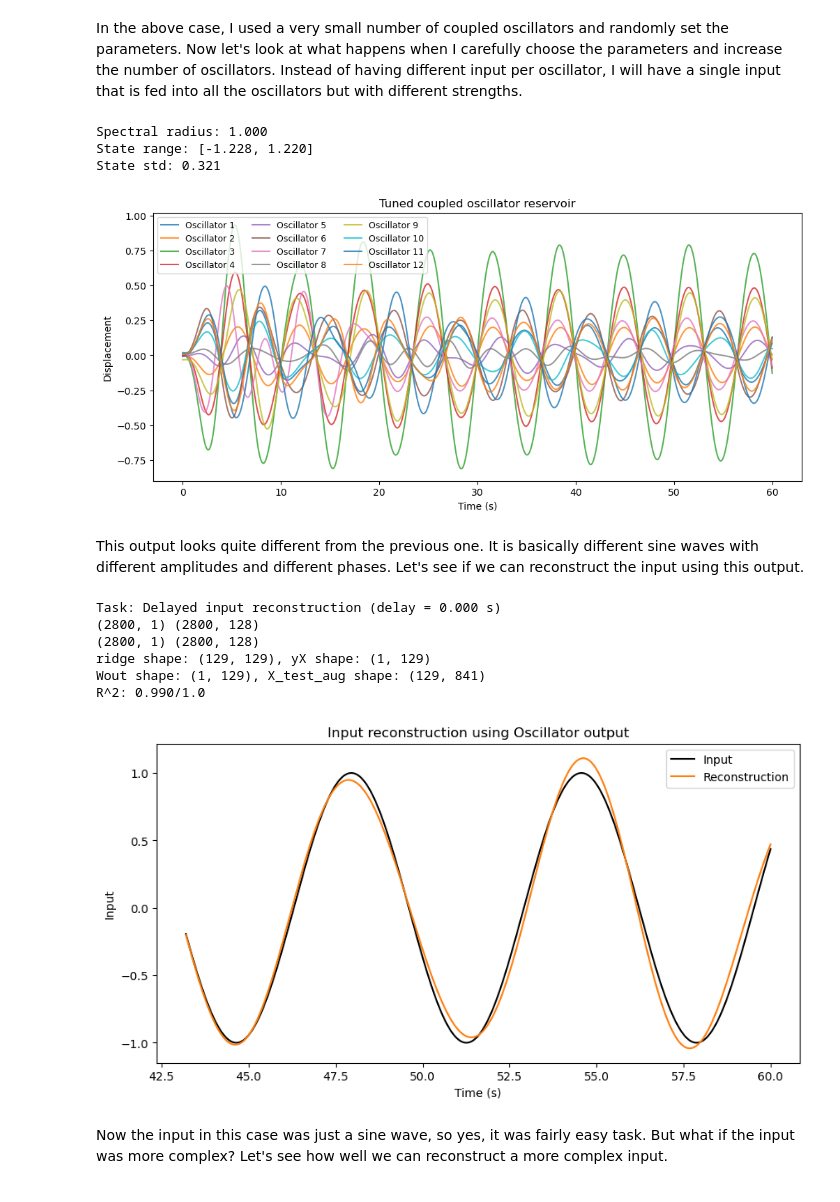
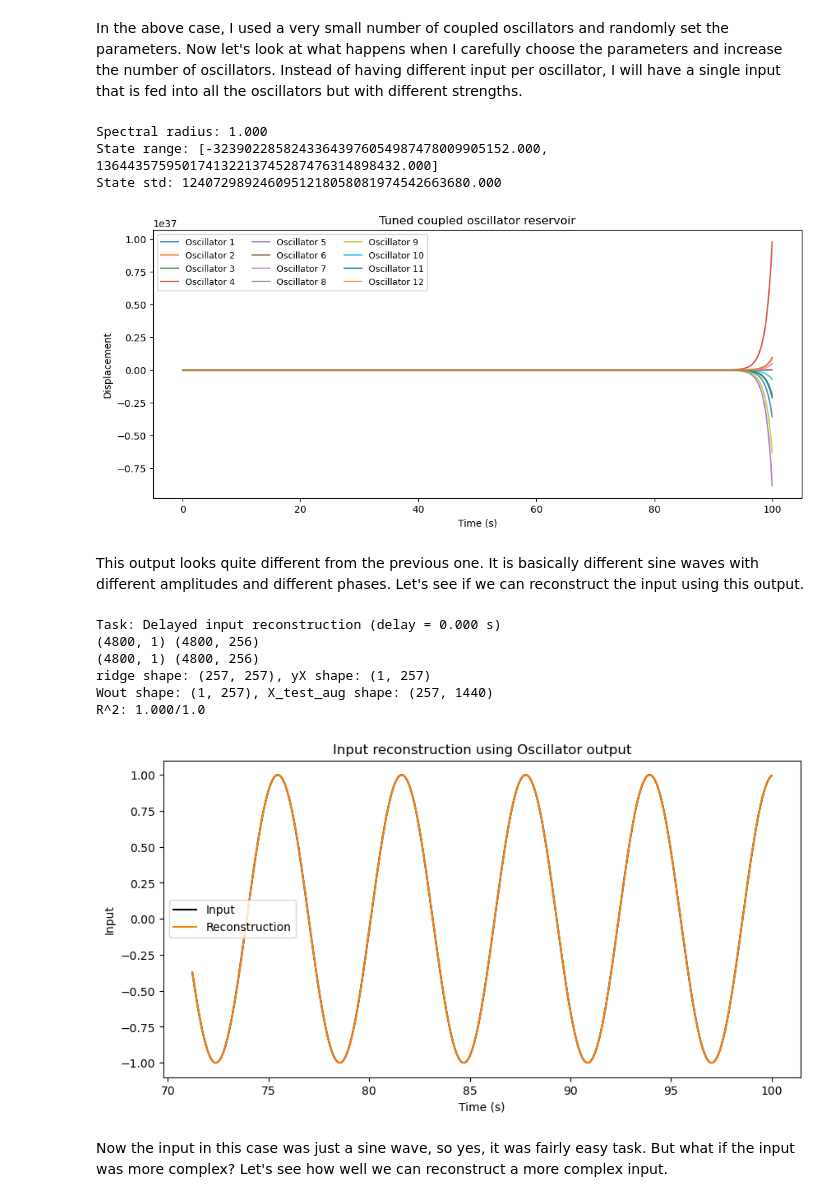
Before and after one commit to apoorvakhairnar/the_curious_notebook, a Jupyter notebook: modules/dynamics_that_compute/01_coupled_oscillator_reservoir/notebook.ipynb, the cells around one changed output. Cells and saved outputs as stored; diff of their text form; code cells hidden in the pictures.

```diff
--- a/modules/dynamics_that_compute/01_coupled_oscillator_reservoir/notebook.ipynb
+++ b/modules/dynamics_that_compute/01_coupled_oscillator_reservoir/notebook.ipynb
@@ -240,17 +240,17 @@ m = 1.0
 seed = 56
 rng = np.random.default_rng(seed)
 
-beta_matrix = rng.uniform(0.18, 0.28, N)
-omega_n = rng.uniform(1.0, 1.3, N)
+beta_matrix = rng.uniform(0.24, 0.74, N)
+omega_n = rng.uniform(0.96, 1.08, N)
 k_matrix = np.diag(m * omega_n**2)
 
-omega_d = 0.95
-F0 = 1.0
-F_matrix = rng.uniform(-1.0, 1.0, N)
+omega_d = 1.02
+F0 = 2.5
+F_matrix = rng.uniform(-1.5, 1.5, N)
 
 seed = 268
 rng = np.random.default_rng(seed)
-c_matrix = rng.uniform(0.0, 2, (N, N))
+c_matrix = rng.normal(0.0, 0.3, (N, N))
 mask = rng.random((N, N)) < 0.1
 c_matrix = c_matrix * mask
 
@@ -262,41 +262,41 @@ spectral_radius = max(abs(np.linalg.eigvals(c_matrix)))
 assert spectral_radius < 1.0, f"Spectral radius is {spectral_radius}, which is not less than 1."
 
 y0 = 0.01 * rng.standard_normal(2 * N)
-t_span = (0.0, 60.0)
-t_eval = np.linspace(*t_span, 3000)
+t_span = (0.0, 100.0)
+t_eval = np.linspace(*t_span, 5000)
 
 sol = solve_ivp(
     coupled_oscillators,
     t_span,
     y0,
     args=(k_matrix, m, beta_matrix, F0, omega_d, F_matrix, c_matrix),
     t_eval=t_eval,
     max_step=0.05,
     rtol=1e-6,
     atol=1e-8,
  )
 
 assert sol.success, sol.message
-X = sol.y[:N].T
+X = sol.y.T
 input_trace = drive_signal(sol.t, omega_d)
 
 print(f"Spectral radius: {spectral_radius:.3f}")
 print(f"State range: [{X.min():.3f}, {X.max():.3f}]")
 print(f"State std: {X.std():.3f}")
 
 fig, ax = plt.subplots(1, 1, figsize=(12, 5))
 for i in range(12):
     ax.plot(sol.t, X[:, i], label=f"Oscillator {i + 1}", alpha=0.8)
 ax.set_title("Tuned coupled oscillator reservoir")
 ax.set_xlabel("Time (s)")
 ax.set_ylabel("Displacement")
 ax.legend(ncol=3, fontsize=9)
 plt.show()
 # %% [output]
 Spectral radius: 1.000
-State range: [-1.228, 1.220]
-State std: 0.321
+State range: [-32390228582433643976054987478009905152.000, 136443575950174132213745287476314898432.000]
+State std: 1240729892460951218058081974542663680.000
-[figure, old version]
+[figure, new version]
 # %% [markdown]
 This output looks quite different from the previous one. It is basically different sine waves with different amplitudes and different phases. Let's see if we can reconstruct the input using this output.
 # %%
@@ -333,7 +333,7 @@ def __fit__(X_eval, u_eval, train_size, ridge_alpha):
 washout = 200
 delay_steps = 0
 train_fraction = 0.7
-ridge_alpha = 1e-2
+ridge_alpha = 2
 
 print(f"Task: Delayed input reconstruction (delay = {delay_steps * (t_eval[1] - t_eval[0]):.3f} s)")
 
@@ -368,12 +368,12 @@ ax.legend()
 plt.show()
 # %% [output]
 Task: Delayed input reconstruction (delay = 0.000 s)
-(2800, 1) (2800, 128)
-(2800, 1) (2800, 128)
-ridge shape: (129, 129), yX shape: (1, 129)
-Wout shape: (1, 129), X_test_aug shape: (129, 841)
-R^2: 0.990/1.0
+(4800, 1) (4800, 256)
+(4800, 1) (4800, 256)
+ridge shape: (257, 257), yX shape: (1, 257)
+Wout shape: (1, 257), X_test_aug shape: (257, 1440)
+R^2: 1.000/1.0
-[figure, old version]
+[figure, new version]
 # %% [markdown]
 Now the input in this case was just a sine wave, so yes, it was fairly easy task. But what if the input was more complex? Let's see how well we can reconstruct a more complex input.
 # %%
```
Also changed, not shown: parts of 3 cells of this notebook.
